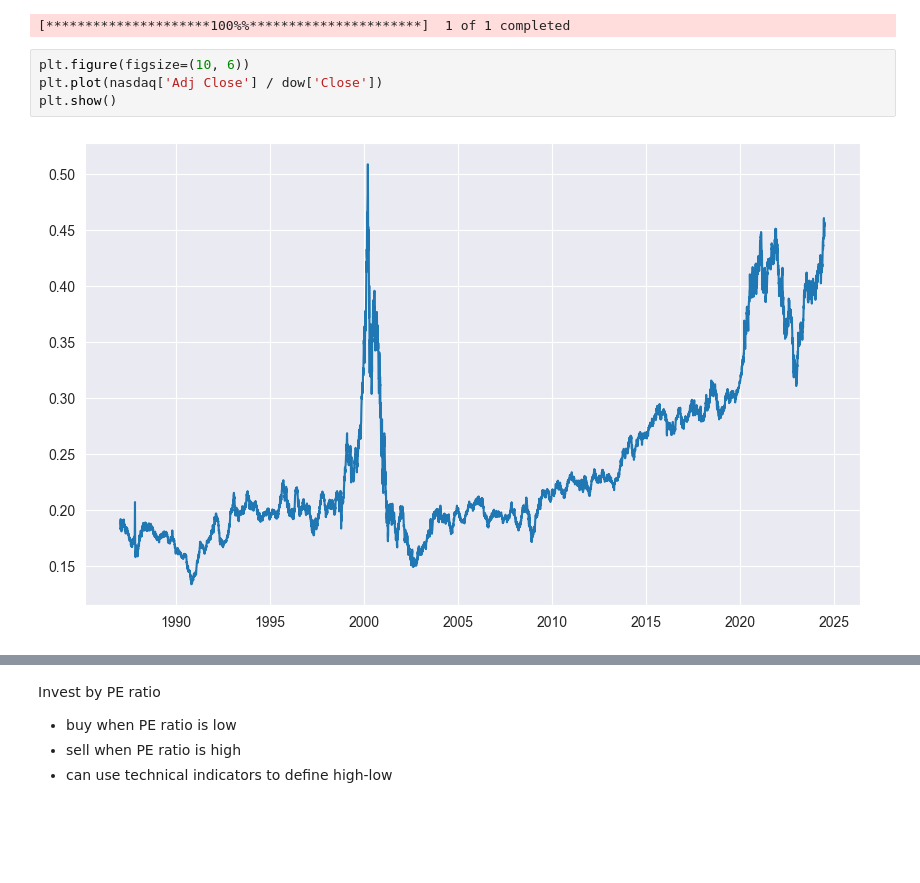
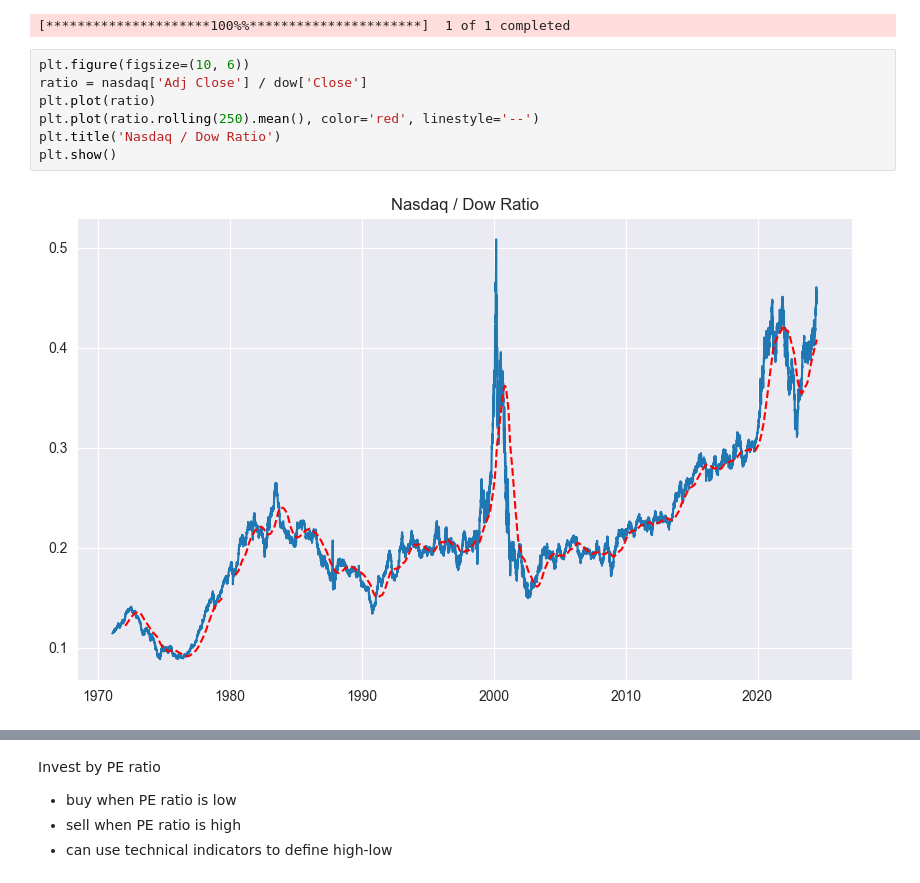
Before and after one commit to Henrywzh/right_time, a Jupyter notebook: self_research/market_corr.ipynb, the cells around one changed output, grey strips where cells are left out. Cells and saved outputs as stored; diff of their text form; blank space fills up the shorter version.

```diff
--- a/research_for_fun/market_corr.ipynb
+++ b/self_research/market_corr.ipynb
@@ -100,10 +101,13 @@ dow = dow[dow.index >= start_date]
 [*********************100%%**********************]  1 of 1 completed
 # %%
 plt.figure(figsize=(10, 6))
-plt.plot(nasdaq['Adj Close'] / dow['Close'])
+ratio = nasdaq['Adj Close'] / dow['Close']
+plt.plot(ratio)
+plt.plot(ratio.rolling(250).mean(), color='red', linestyle='--')
+plt.title('Nasdaq / Dow Ratio')
 plt.show()
 # %% [output]
-[figure, old version]
+[figure, new version]
 # %%
 bonds = pd.read_csv('/Users/henrywzh/Documents/data/bond_index.csv')
 stocks = yf.download('SPY', start='2011-09-01', interval='1mo')
```
Also changed, not shown: parts of 4 cells of this notebook, 1 other file.
